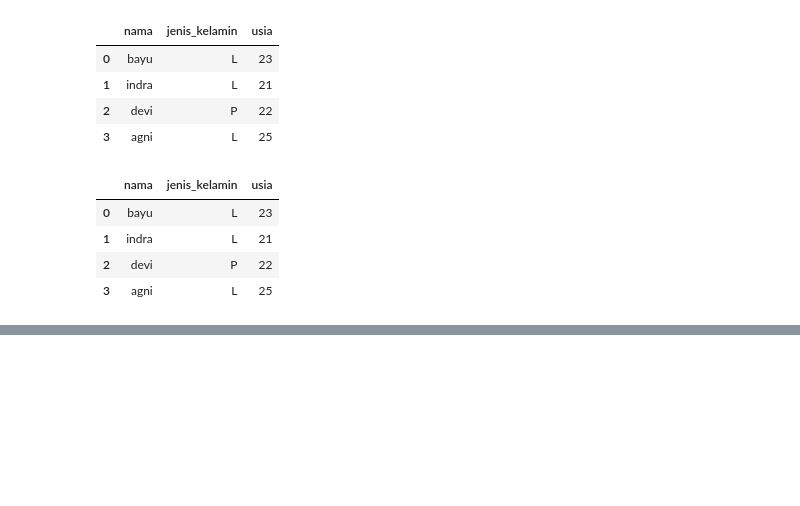
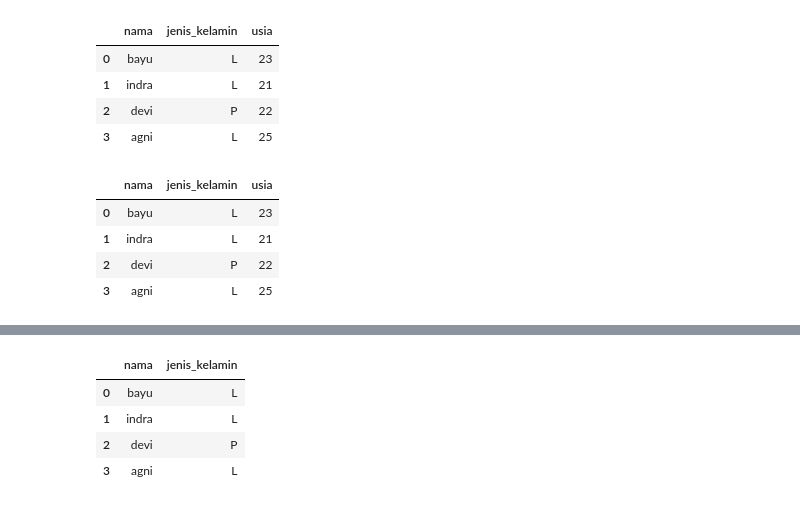
Before and after one commit to yap23/belajar_python, a Jupyter notebook: Belajar Pandas.ipynb, the cells around one changed output, grey strips where cells are left out. Saved outputs shown, nothing was run; the diff lists cells and outputs as text; code cells hidden in the pictures; blank space fills up the shorter version.

```diff
--- a/Belajar Pandas.ipynb
+++ b/Belajar Pandas.ipynb
@@ -2755,0 +2787,8 @@ df
+# %%
+# Persiapan data frame
+data = {'nama': ['bayu','indra','devi','agni'],
+        'jenis_kelamin': ['L','L','P','L'],
+        'usia':[23,21,22,25]}
+
+df = pd.DataFrame(data)
+df
@@ -2755,0 +2801,11 @@ df
+# %%
+# Mengeluarkan kolom dari data frame
+usia = df.pop('usia').to_frame()
+# %%
+df
+# %% [output]
+|  | nama | jenis_kelamin |
+| 0 | bayu | L |
+| 1 | indra | L |
+| 2 | devi | P |
+| 3 | agni | L |
```
Also changed, not shown: parts of 8 cells of this notebook.
